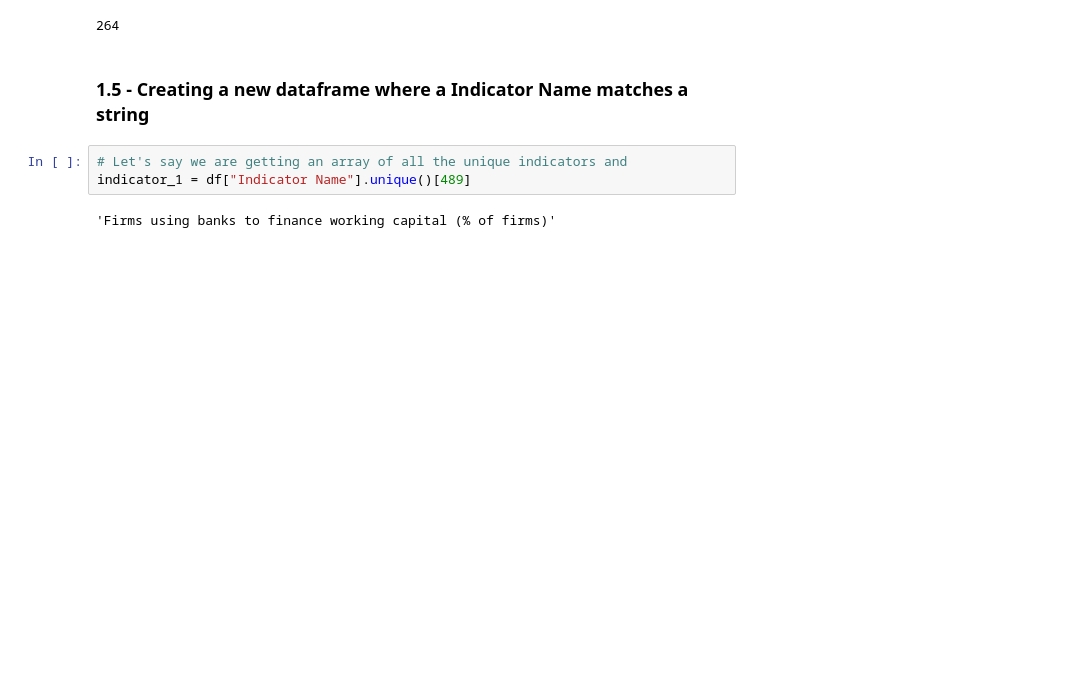
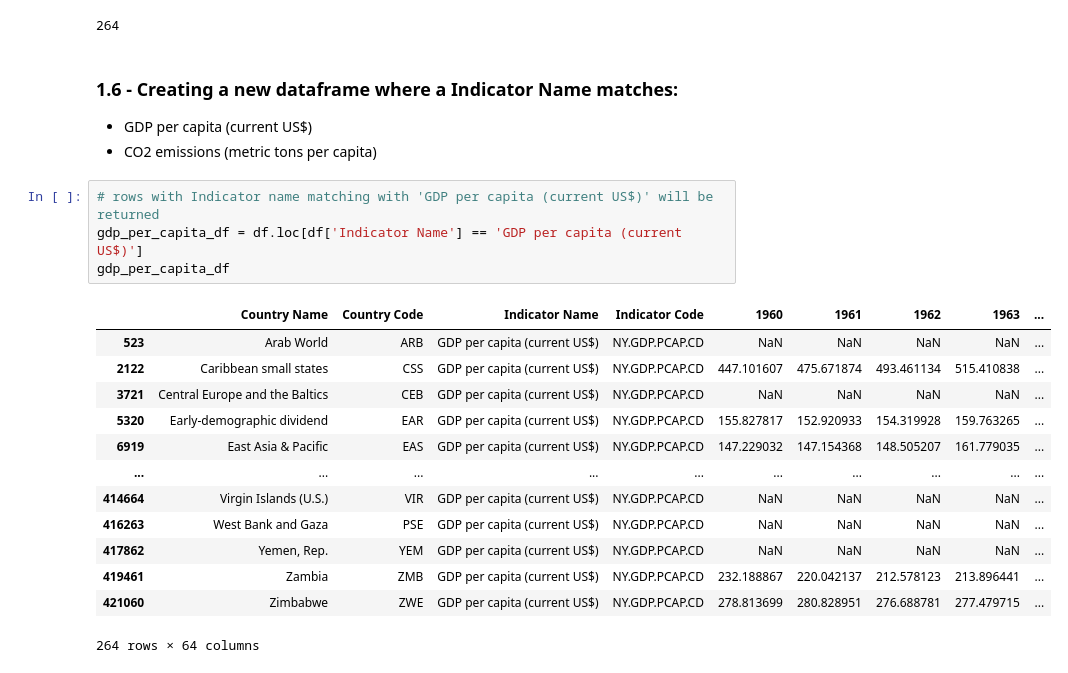
Before and after one commit to Animesh-Chourey/Time-Benders, a Jupyter notebook: 1. World Bank Development Estimates/Untitled0.ipynb, the cells around one changed output. Cells and saved outputs as stored; diff of their text form; blank space fills up the shorter version.

Commit message:
Updated the indicator selection for analysis

```diff
--- a/1. World Bank Development Estimates/Untitled0.ipynb
+++ b/1. World Bank Development Estimates/Untitled0.ipynb
@@ -96,9 +114,25 @@ df['Country Code'].nunique()
 # %% [output]
 264
 # %% [markdown]
-### 1.5 - Creating a new dataframe where a Indicator Name matches a string
+### 1.6 - Creating a new dataframe where a Indicator Name matches:
+
+*   GDP per capita (current US$)
+*   CO2 emissions (metric tons per capita)
-# %%
-# Let's say we are getting an array of all the unique indicators and
-indicator_1 = df["Indicator Name"].unique()[489]
-# %% [output]
-'Firms using banks to finance working capital (% of firms)'
+# %%
+# rows with Indicator name matching with 'GDP per capita (current US$)' will be returned
+gdp_per_capita_df = df.loc[df['Indicator Name'] == 'GDP per capita (current US$)']
+gdp_per_capita_df
+# %% [output]
+|  | Country Name | Country Code | Indicator Name | Indicator Code | 1960 | 1961 | 1962 | 1963 | ... |
+| 523 | Arab World | ARB | GDP per capita (current US$) | NY.GDP.PCAP.CD | NaN | NaN | NaN | NaN | ... |
+| 2122 | Caribbean small states | CSS | GDP per capita (current US$) | NY.GDP.PCAP.CD | 447.101607 | 475.671874 | 493.461134 | 515.410838 | ... |
+| 3721 | Central Europe and the Baltics | CEB | GDP per capita (current US$) | NY.GDP.PCAP.CD | NaN | NaN | NaN | NaN | ... |
+| 5320 | Early-demographic dividend | EAR | GDP per capita (current US$) | NY.GDP.PCAP.CD | 155.827817 | 152.920933 | 154.319928 | 159.763265 | ... |
+| 6919 | East Asia & Pacific | EAS | GDP per capita (current US$) | NY.GDP.PCAP.CD | 147.229032 | 147.154368 | 148.505207 | 161.779035 | ... |
+| ... | ... | ... | ... | ... | ... | ... | ... | ... | ... |
+| 414664 | Virgin Islands (U.S.) | VIR | GDP per capita (current US$) | NY.GDP.PCAP.CD | NaN | NaN | NaN | NaN | ... |
+| 416263 | West Bank and Gaza | PSE | GDP per capita (current US$) | NY.GDP.PCAP.CD | NaN | NaN | NaN | NaN | ... |
+| 417862 | Yemen, Rep. | YEM | GDP per capita (current US$) | NY.GDP.PCAP.CD | NaN | NaN | NaN | NaN | ... |
+| 419461 | Zambia | ZMB | GDP per capita (current US$) | NY.GDP.PCAP.CD | 232.188867 | 220.042137 | 212.578123 | 213.896441 | ... |
+| 421060 | Zimbabwe | ZWE | GDP per capita (current US$) | NY.GDP.PCAP.CD | 278.813699 | 280.828951 | 276.688781 | 277.479715 | ... |
+264 rows × 64 columns
```
Also changed, not shown: parts of 9 cells of this notebook.
